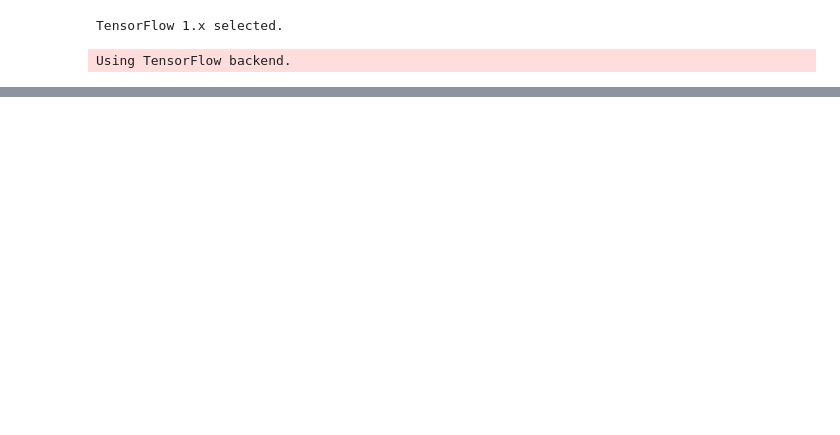
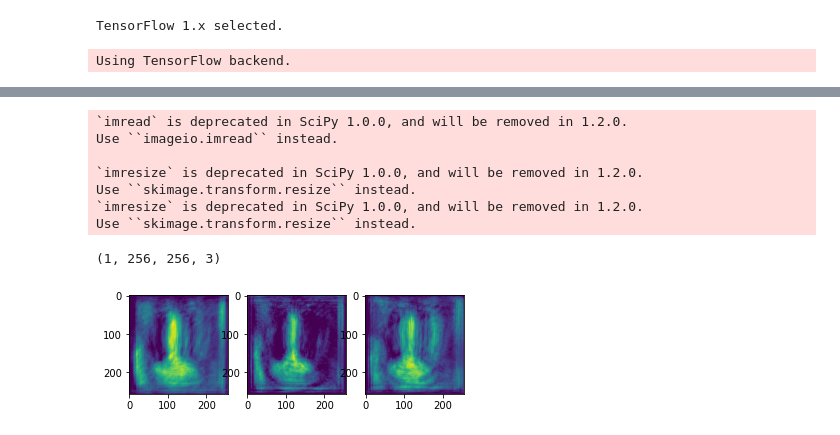
Before and after one commit to yasseriz/SRGAN, a Jupyter notebook: SRGAN_V2.ipynb, the cells around one changed output, grey strips where cells are left out. Drawn from its saved outputs; the diff is of its cells as text; code cells hidden in the pictures; blank space fills up the shorter version.

```diff
--- a/SRGAN_V2.ipynb
+++ b/SRGAN_V2.ipynb
@@ -143,21 +124,32 @@ def build_generator():
     gen5 = Activation(PReLU())(gen5)
 
     # Output convolution layer
-    gen6 = Conv2D(filters=3, kernel_size=9, strides=1, padding='same', activation='tanh')(gen5)
+    gen6 = Conv2D(filters=3, kernel_size=9, strides=1, padding='same', activation='relu')(gen5)
 
     # Auto-Encoder
-    x = Conv2D(512, (3, 3), activation='relu', strides=1, padding='same')(gen6)
-    x = MaxPooling2D((2, 2), padding='same')(x)
-    x = Conv2D(256, (3, 3), activation='relu', strides=1, padding='same')(x)
-    encoded = MaxPooling2D((2, 2), padding='same')(x)
+    l1 = Conv2D(64, (3, 3), padding='same', kernel_initializer='he_uniform', activation='relu', activity_regularizer=tf.keras.regularizers.l1(10e-10))(gen6)
+    l2 = Conv2D(64, (3, 3), padding='same', kernel_initializer='he_uniform', activation='relu', activity_regularizer=tf.keras.regularizers.l1(10e-10))(l1)
+    l3 = MaxPooling2D(padding='same')(l2)
 
+    l4 = Conv2D(128, (3, 3), padding='same', kernel_initializer='he_uniform', activation='relu', activity_regularizer=tf.keras.regularizers.l1(10e-10))(l3)
+    l5 = Conv2D(128, (3, 3), padding='same', kernel_initializer='he_uniform', activation='relu', activity_regularizer=tf.keras.regularizers.l1(10e-10))(l4)
+    l6 = MaxPooling2D(padding='same')(l5)
+
+    l7 = Conv2D(256, (3, 3), padding='same', kernel_initializer='he_uniform', activation='relu', activity_regularizer=tf.keras.regularizers.l1(10e-10))(l6)
     # at this point the representation is (7, 7, 32)
 
-    x = Conv2D(256, (3, 3), activation='relu', strides=1, padding='same')(encoded)
-    x = UpSampling2D((2, 2))(x)
-    x = Conv2D(512, (3, 3), activation='relu', strides=1, padding='same')(x)
-    x = UpSampling2D((2, 2))(x)
-    decoded = Conv2D(3, (3, 3), activation='tanh', strides=1, padding='same')(x)
+    l8 = UpSampling2D()(l7)
+    l9 = Conv2D(128, (3, 3), padding='same', kernel_initializer='he_uniform', activation='relu', activity_regularizer=tf.keras.regularizers.l1(10e-10))(l8)
+    l10 = Conv2D(128, (3, 3), padding='same', kernel_initializer='he_uniform', activation='relu', activity_regularizer=tf.keras.regularizers.l1(10e-10))(l9)
+
+    l11 = Add(name='encode')([l10, l5])
+
+    l12 = UpSampling2D((2, 2))(l11)
+
+    l13 = Conv2D(64, (3, 3), padding='same', kernel_initializer='he_uniform', activation='relu', activity_regularizer=tf.keras.regularizers.l1(10e-10))(l12)
+    l14 = Conv2D(64, (3, 3), padding='same', kernel_initializer='he_uniform', activation='relu', activity_regularizer=tf.keras.regularizers.l1(10e-10))(l13)
+    l15 = Add(name='decode')([l14, l2])
+    decoded = Conv2D(3, (3, 3), padding='same', kernel_initializer='he_uniform', activation='relu', activity_regularizer=tf.keras.regularizers.l1(10e-10))(l15)
     # Keras model
     model = Model(inputs=[input_layer], outputs=[decoded],
                   name='generator')
@@ -624,2 +530,5 @@ OSError: ignored
 from google.colab import drive
 drive.mount('/content/gdrive')
+# %%
+generator = build_generator()
+generator.summary()
@@ -625,0 +584,12 @@ drive.mount('/content/gdrive')
+# %%
+visualize_conv_layer('conv2d_505')
+# %% [output]
+`imread` is deprecated in SciPy 1.0.0, and will be removed in 1.2.0.
+Use ``imageio.imread`` instead.
+
+`imresize` is deprecated in SciPy 1.0.0, and will be removed in 1.2.0.
+Use ``skimage.transform.resize`` instead.
+`imresize` is deprecated in SciPy 1.0.0, and will be removed in 1.2.0.
+Use ``skimage.transform.resize`` instead.
+(1, 256, 256, 3)
+[figure, added]
```
Also changed, not shown: parts of 8 cells of this notebook.
